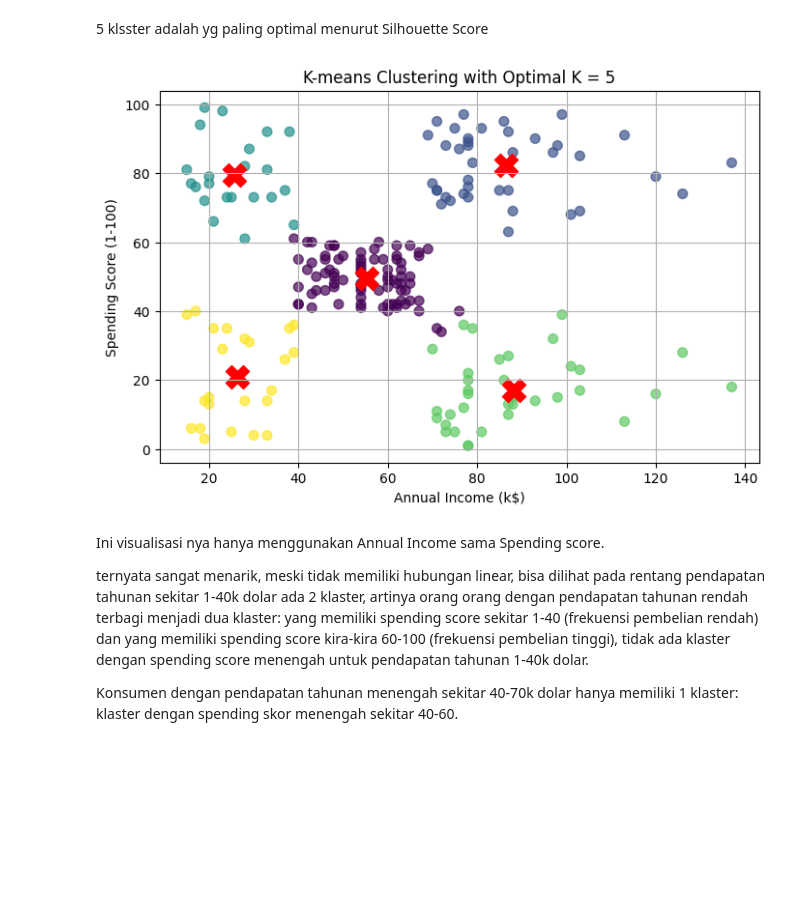
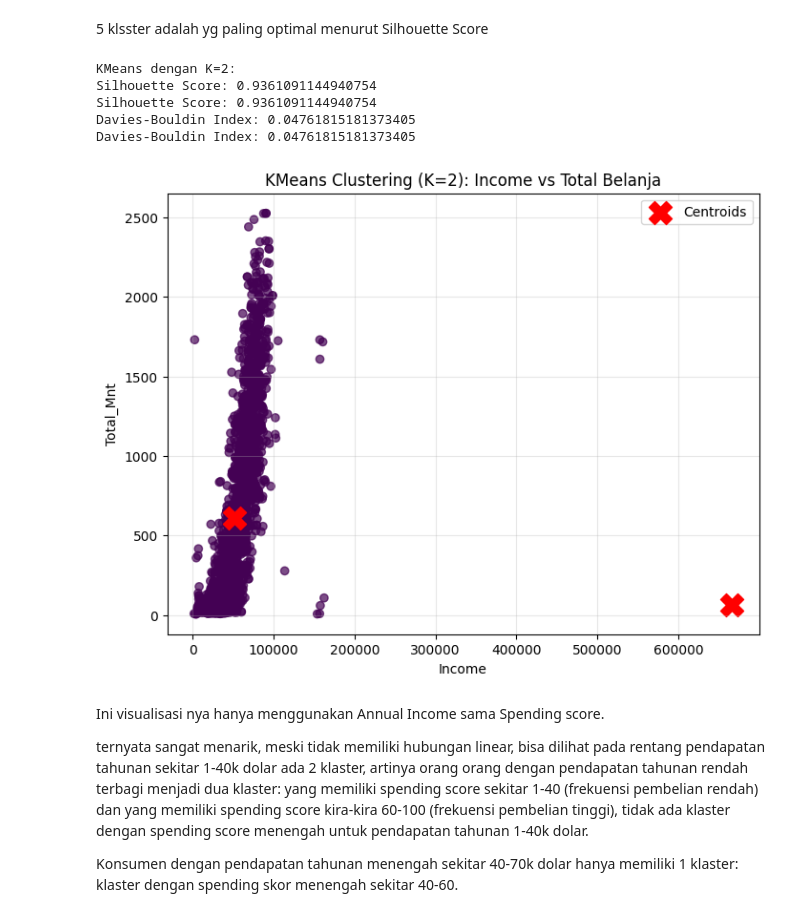
Before and after one commit to izamrosiawan/ss-code-semester-3, a Jupyter notebook: infrastruktur-dan-platform-untuk-sains-data/minggu-9/lab/posttest-kaknajwa.ipynb, the cells around one changed output. Drawn from its saved outputs; the diff is of its cells as text; code cells hidden in the pictures; blank space fills up the shorter version.

```diff
--- a/infrastruktur-dan-platform-untuk-sains-data/minggu-9/lab/posttest-kaknajwa.ipynb
+++ b/infrastruktur-dan-platform-untuk-sains-data/minggu-9/lab/posttest-kaknajwa.ipynb
@@ -39,0 +22,5 @@ df
+# %%
+# Import dataset marketing campaign
+df = pd.read_csv('marketing_campaign.csv')
+print("Dataset shape:", df.shape)
+df.head()
@@ -262,7 +286,7 @@ plt.show()
 # %% [markdown]
 antara 3 atau 5 klaster menurut Elbow Method
 # %%
-# Step 3: Mengevaluasi hasil klasterisasi menggunakan Silhouette Score
+# Evaluasi dengan Silhouette Score
 silhouette_scores = []
 
 for k in K_values:
@@ -274,12 +298,17 @@ for k in K_values:
 # Plot Silhouette Score
 plt.figure(figsize=(8, 5))
 plt.plot(K_values, silhouette_scores, 'ro-', markersize=8)
-plt.xlabel('Number of Clusters, K')
+plt.xlabel('Jumlah Cluster (K)')
 plt.ylabel('Silhouette Score')
-plt.title('Silhouette Score for Various K')
+plt.title('Silhouette Score untuk Berbagai K')
 plt.grid(True)
 plt.show()
 
-for i in silhouette_scores:
-  print(i)
+print("Silhouette Scores:")
+for i, score in enumerate(silhouette_scores):
+    print(f"K={K_values[i]}: {score:.4f}")
+
+# Tentukan K optimal berdasarkan Silhouette Score tertinggi
+best_k = K_values[np.argmax(silhouette_scores)]
+print(f"\nK optimal berdasarkan Silhouette Score: {best_k}")
 # %% [output]
@@ -296,21 +327,35 @@ for i in silhouette_scores:
 # %% [markdown]
 5 klsster adalah yg paling optimal menurut Silhouette Score
 # %%
-# Step 4: Melakukan klasterisasi dengan K optimal
-kmeans_optimal = KMeans(n_clusters=5, random_state=42)
-labels_optimal = kmeans_optimal.fit_predict(X)
+# KMeans clustering dengan K optimal
+k_opt = best_k
+kmeans_final = KMeans(n_clusters=k_opt, random_state=42)
+labels_kmeans = kmeans_final.fit_predict(X)
+cluster_data['cluster_kmeans'] = labels_kmeans
 
-# Visualisasi hasil klasterisasi
-plt.figure(figsize=(8, 5))
-plt.scatter(X[:, 0], X[:, 1], c=labels_optimal, cmap='viridis', s=50, alpha=0.7)
-plt.scatter(kmeans_optimal.cluster_centers_[:, 0], kmeans_optimal.cluster_centers_[:, 1], s=300, c='red', marker='X')
-plt.title(f"K-means Clustering with Optimal K = {5}")
-plt.grid(True)
-plt.xlabel("Annual Income (k$)")
-plt.ylabel("Spending Score (1-100)")
+print(f'KMeans dengan K={k_opt}:')
+print('Silhouette Score:', silhouette_score(X, labels_kmeans))
+print('Davies-Bouldin Index:', davies_bouldin_score(X, labels_kmeans))
+
+# Visualisasi hasil clustering KMeans
+plt.figure(figsize=(8, 6))
+plt.scatter(cluster_data["Income"], cluster_data["Total_Mnt"], c=labels_kmeans, cmap='viridis', alpha=0.7)
+plt.scatter(kmeans_final.cluster_centers_[:, 0] * scaler.scale_[0] + scaler.mean_[0],
+           kmeans_final.cluster_centers_[:, 1] * scaler.scale_[1] + scaler.mean_[1],
+           s=300, c='red', marker='X', label='Centroids')
+plt.title(f"KMeans Clustering (K={k_opt}): Income vs Total Belanja")
+plt.xlabel("Income")
+plt.ylabel("Total_Mnt")
+plt.legend()
+plt.grid(True, alpha=0.3)
 plt.show()
 # %% [output]
+KMeans dengan K=2:
+Silhouette Score: 0.9361091144940754
+Silhouette Score: 0.9361091144940754
+Davies-Bouldin Index: 0.04761815181373405
+Davies-Bouldin Index: 0.04761815181373405
-[figure, old version]
+[figure, new version]
 # %% [markdown]
 Ini visualisasi nya hanya menggunakan Annual Income sama Spending score.
 
```
Also changed, not shown: parts of 48 cells of this notebook, 1 other file.
